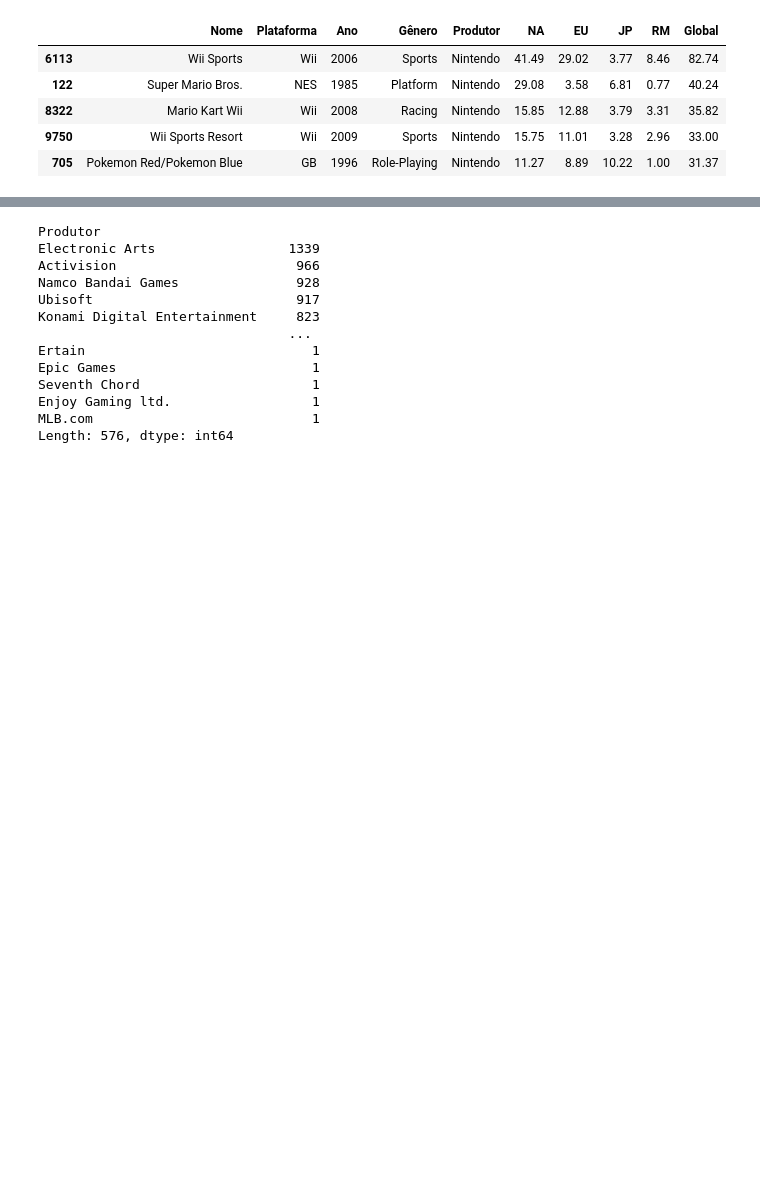
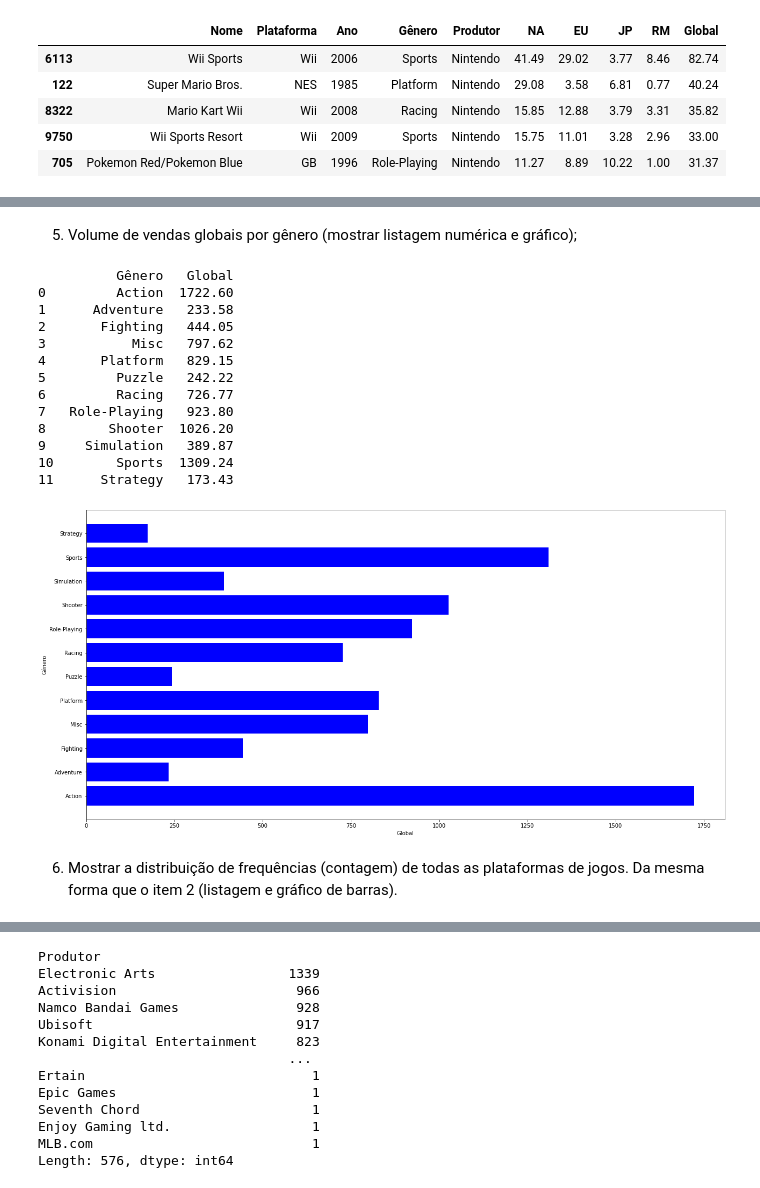
Before and after one commit to nicholascfp/DSBD, a Jupyter notebook: Notebooks/Tarefa_3_6_Nícholas.ipynb, the cells around one changed output, grey strips where cells are left out. Drawn from its saved outputs; the diff is of its cells as text; code cells hidden in the pictures; blank space fills up the shorter version.

```diff
--- a/Notebooks/Tarefa_3_6_Nícholas.ipynb
+++ b/Notebooks/Tarefa_3_6_Nícholas.ipynb
@@ -210,3 +229,37 @@ Name: Global, dtype: float64
+# %% [markdown]
+5. Volume de vendas globais por gênero (mostrar listagem numérica e gráfico);
+# %%
+volume_gender = df.groupby(by = ['Gênero'], as_index = False)['Global'].sum()
+print(volume_gender)
+
+plt.barh(volume_gender['Gênero'], volume_gender['Global'], color='blue')
+plt.subplots_adjust(left   = 1.50,
+                    bottom = 3.00,
+                    right  = 4.25,
+                    top    = 5.00,
+                    wspace = 0.25,
+                    hspace = 2.00)
+
+plt.xlabel('Global')
+plt.ylabel('Gênero')
+plt.show()
+# %% [output]
+          Gênero   Global
+0         Action  1722.60
+1      Adventure   233.58
+2       Fighting   444.05
+3           Misc   797.62
+4       Platform   829.15
+5         Puzzle   242.22
+6         Racing   726.77
+7   Role-Playing   923.80
+8        Shooter  1026.20
+9     Simulation   389.87
+10        Sports  1309.24
+11      Strategy   173.43
+[figure, added]
+# %% [markdown]
+6. Mostrar a distribuição de frequências (contagem) de todas as plataformas de jogos. Da mesma forma que o item 2 (listagem e gráfico de barras).
 # %%
 platform = df.value_counts(subset= ['Plataforma'], ascending = False)
 print(platform)
```
Also changed, not shown: parts of 21 cells of this notebook.
